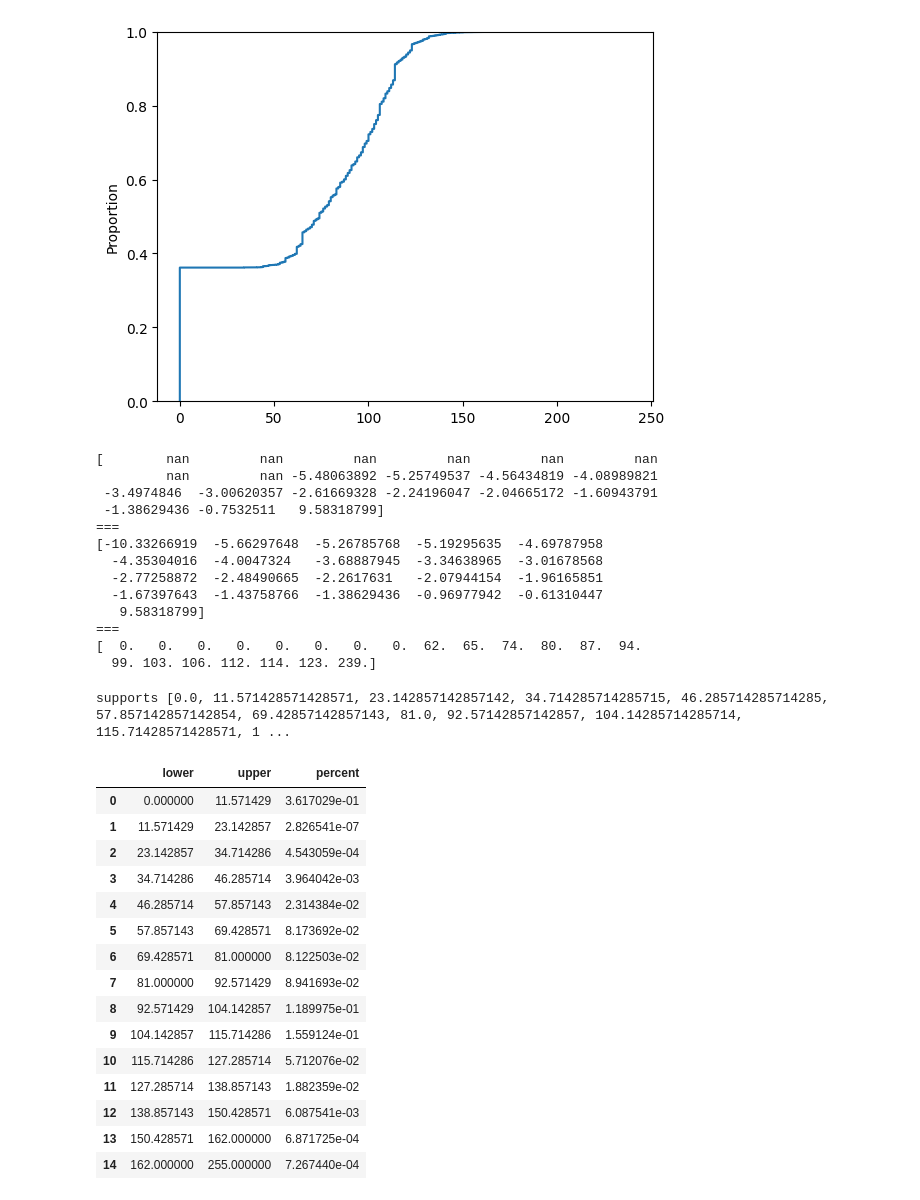
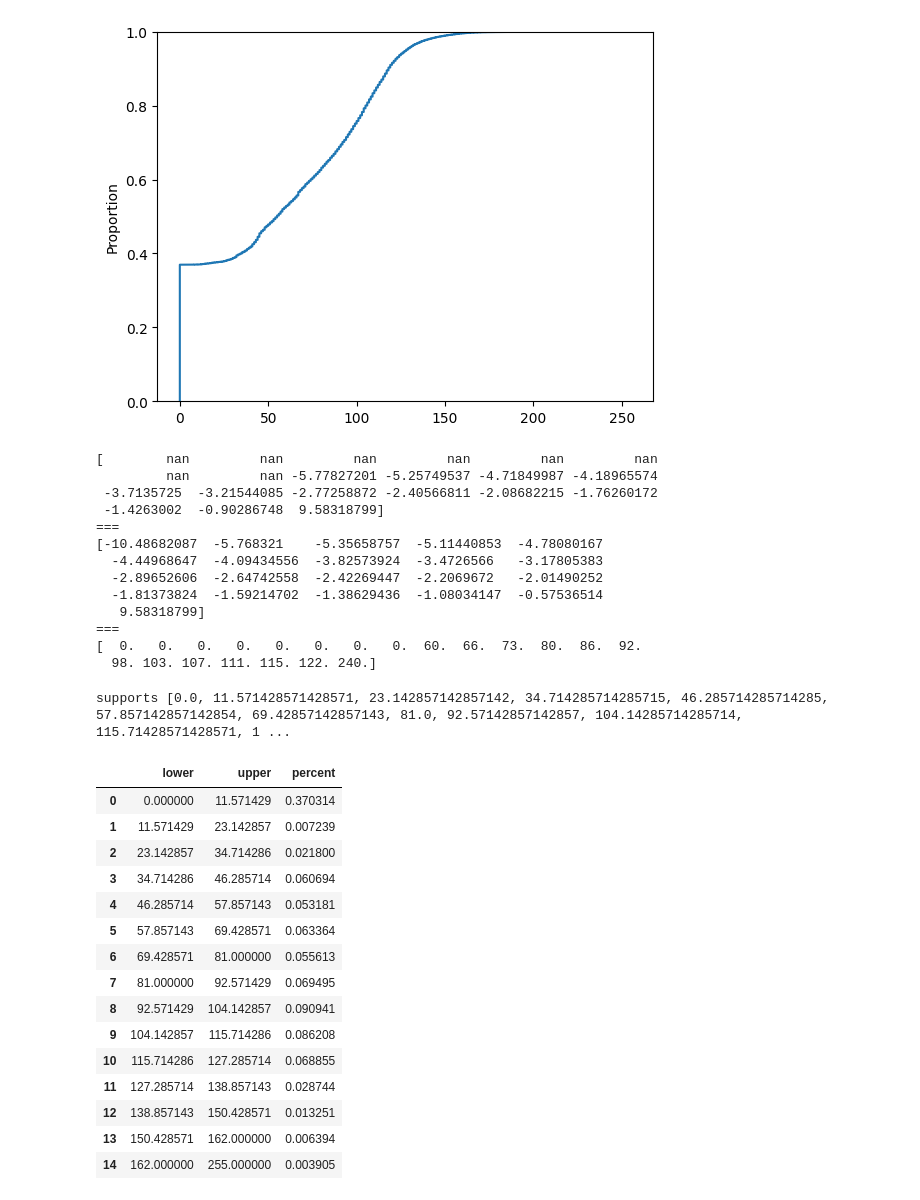
Before and after one commit to mishajw/yoshimidi, a Jupyter notebook: notebooks/time_distribution.ipynb, the cells around one changed output. Cells and saved outputs as stored; diff of their text form; code cells hidden in the pictures.

```diff
--- a/notebooks/time_distribution.ipynb
+++ b/notebooks/time_distribution.ipynb
@@ -45,12 +45,12 @@ more than const max 3.2895582746355414e-06
 # %%
-a_uint8 = (a_log - a_log_min) / (a_log_max - a_log_min)
-a_uint8[a_uint8 == np.inf] = 0
+a_uint8 = (a_log - time_parsing._TIME_LOG_MIN) / (time_parsing._TIME_LOG_MAX - time_parsing._TIME_LOG_MIN)
+a_uint8[a_uint8 == -np.inf] = 0
 a_uint8 = a_uint8 * 2**8
 a_uint8 = a_uint8.astype(np.uint8)
 sns.ecdfplot(a_uint8)
 plt.show()
 # %% [output]
-[figure, old version]
+[figure, new version]
 # %%
 print(np.quantile(a_log, np.arange(0, 1.0001, 0.05)))
 print("===")
@@ -59,18 +59,18 @@ print("===")
 print(np.quantile(a_uint8, np.arange(0, 1.0001, 0.05)))
 # %% [output]
 [        nan         nan         nan         nan         nan         nan
-         nan         nan -5.48063892 -5.25749537 -4.56434819 -4.08989821
- -3.4974846  -3.00620357 -2.61669328 -2.24196047 -2.04665172 -1.60943791
- -1.38629436 -0.7532511   9.58318799]
+         nan         nan -5.77827201 -5.25749537 -4.71849987 -4.18965574
+ -3.7135725  -3.21544085 -2.77258872 -2.40566811 -2.08682215 -1.76260172
+ -1.4263002  -0.90286748  9.58318799]
 ===
-[-10.33266919  -5.66297648  -5.26785768  -5.19295635  -4.69787958
-  -4.35304016  -4.0047324   -3.68887945  -3.34638965  -3.01678568
-  -2.77258872  -2.48490665  -2.2617631   -2.07944154  -1.96165851
-  -1.67397643  -1.43758766  -1.38629436  -0.96977942  -0.61310447
+[-10.48682087  -5.768321    -5.35658757  -5.11440853  -4.78080167
+  -4.44968647  -4.09434556  -3.82573924  -3.4726566   -3.17805383
+  -2.89652606  -2.64742558  -2.42269447  -2.2069672   -2.01490252
+  -1.81373824  -1.59214702  -1.38629436  -1.08034147  -0.57536514
    9.58318799]
 ===
-[  0.   0.   0.   0.   0.   0.   0.   0.  62.  65.  74.  80.  87.  94.
-  99. 103. 106. 112. 114. 123. 239.]
+[  0.   0.   0.   0.   0.   0.   0.   0.  60.  66.  73.  80.  86.  92.
+  98. 103. 107. 111. 115. 122. 240.]
 # %%
 # Uniform from 0 to 162, then a final bucket for 255.
 supports = [*np.arange(0, 162 + 1, 162 / 14), 255.0]
@@ -90,18 +90,18 @@ pd.DataFrame(df)
 # %% [output]
 supports [0.0, 11.571428571428571, 23.142857142857142, 34.714285714285715, 46.285714285714285, 57.857142857142854, 69.42857142857143, 81.0, 92.57142857142857, 104.14285714285714, 115.71428571428571, 1 ...
 |  | lower | upper | percent |
-| 0 | 0.000000 | 11.571429 | 3.617029e-01 |
-| 1 | 11.571429 | 23.142857 | 2.826541e-07 |
-| 2 | 23.142857 | 34.714286 | 4.543059e-04 |
-| 3 | 34.714286 | 46.285714 | 3.964042e-03 |
-| 4 | 46.285714 | 57.857143 | 2.314384e-02 |
-| 5 | 57.857143 | 69.428571 | 8.173692e-02 |
-| 6 | 69.428571 | 81.000000 | 8.122503e-02 |
-| 7 | 81.000000 | 92.571429 | 8.941693e-02 |
-| 8 | 92.571429 | 104.142857 | 1.189975e-01 |
-| 9 | 104.142857 | 115.714286 | 1.559124e-01 |
-| 10 | 115.714286 | 127.285714 | 5.712076e-02 |
-| 11 | 127.285714 | 138.857143 | 1.882359e-02 |
-| 12 | 138.857143 | 150.428571 | 6.087541e-03 |
-| 13 | 150.428571 | 162.000000 | 6.871725e-04 |
-| 14 | 162.000000 | 255.000000 | 7.267440e-04 |
+| 0 | 0.000000 | 11.571429 | 0.370314 |
+| 1 | 11.571429 | 23.142857 | 0.007239 |
+| 2 | 23.142857 | 34.714286 | 0.021800 |
+| 3 | 34.714286 | 46.285714 | 0.060694 |
+| 4 | 46.285714 | 57.857143 | 0.053181 |
+| 5 | 57.857143 | 69.428571 | 0.063364 |
+| 6 | 69.428571 | 81.000000 | 0.055613 |
+| 7 | 81.000000 | 92.571429 | 0.069495 |
+| 8 | 92.571429 | 104.142857 | 0.090941 |
+| 9 | 104.142857 | 115.714286 | 0.086208 |
+| 10 | 115.714286 | 127.285714 | 0.068855 |
+| 11 | 127.285714 | 138.857143 | 0.028744 |
+| 12 | 138.857143 | 150.428571 | 0.013251 |
+| 13 | 150.428571 | 162.000000 | 0.006394 |
+| 14 | 162.000000 | 255.000000 | 0.003905 |
```
Also changed, not shown: parts of 2 cells of this notebook, 6 other files.
